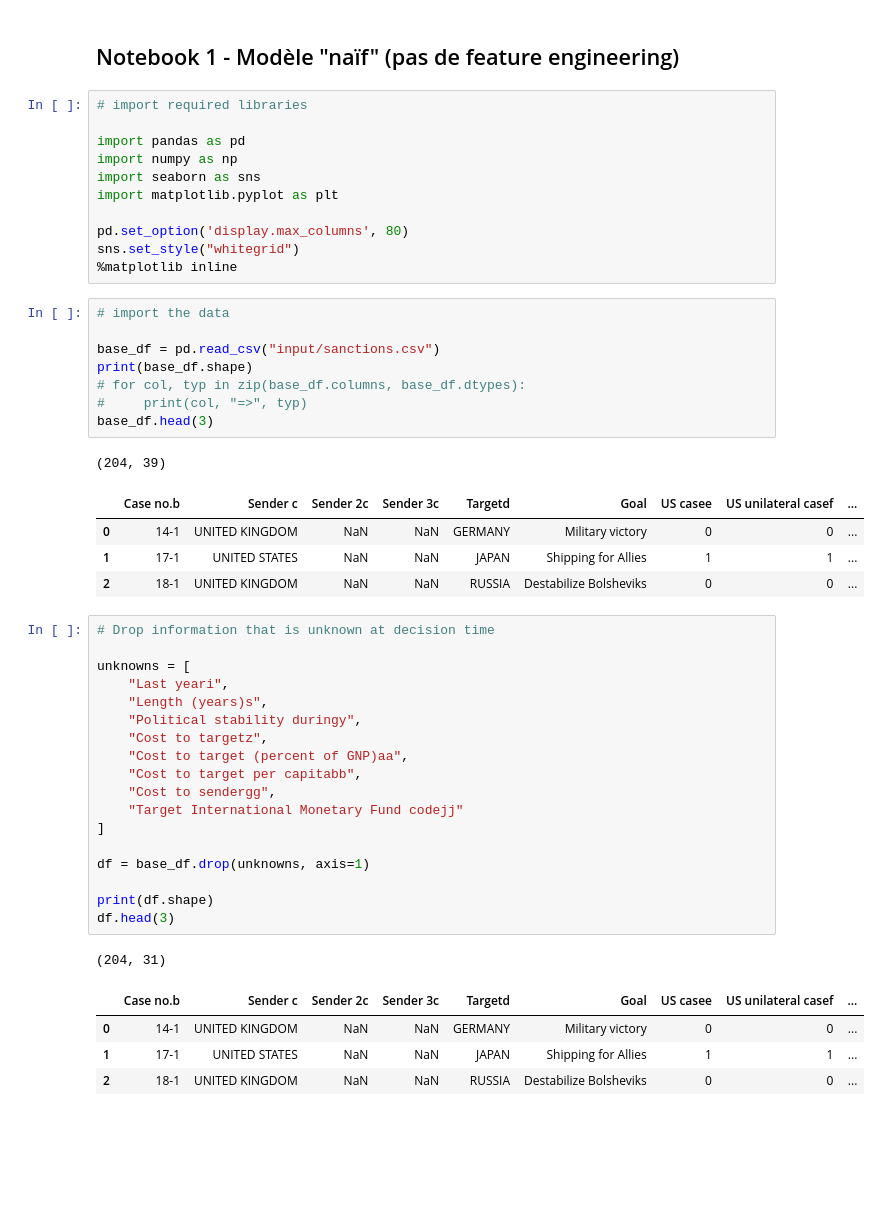
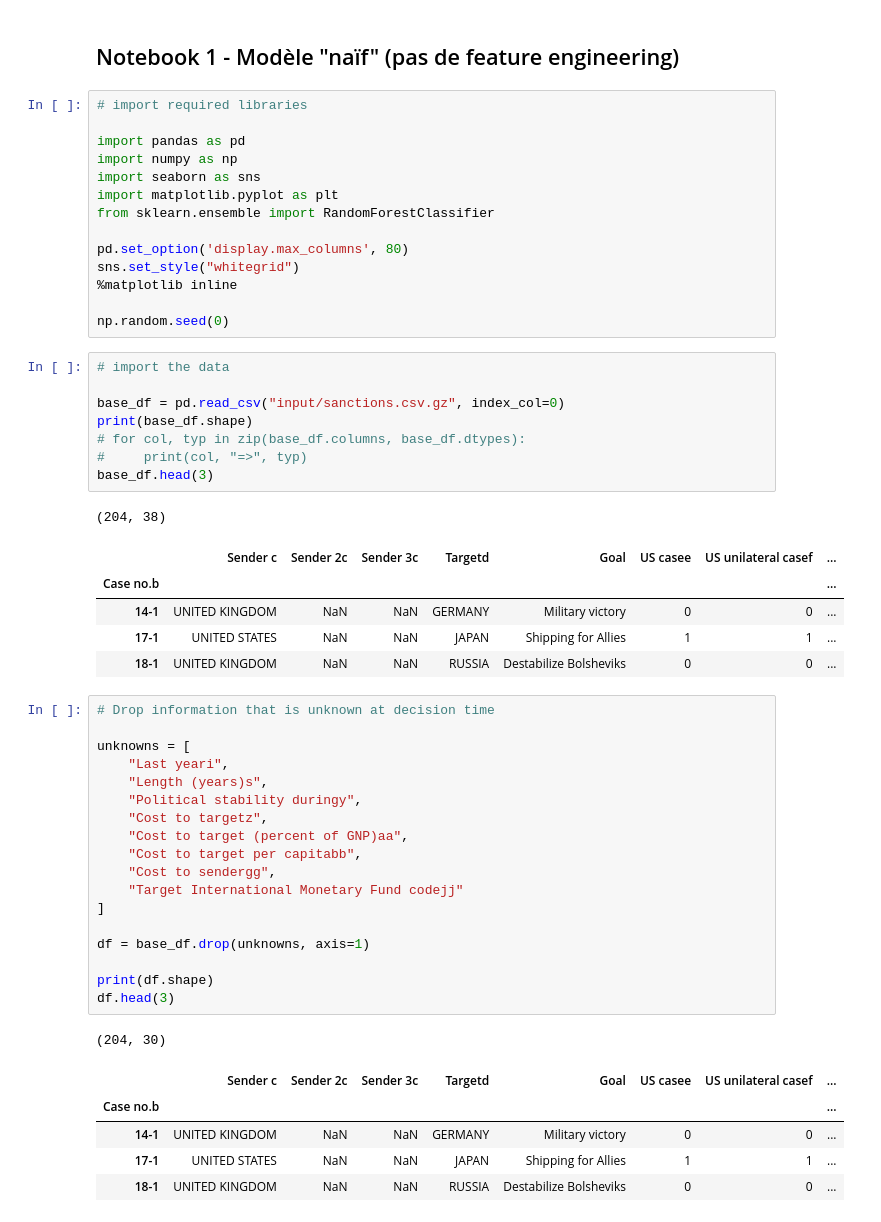
Before and after one commit to fflakito/economic_sanctions, a Jupyter notebook: 01_-_Modèle_naïf.ipynb, the cells around one changed output. Drawn from its saved outputs; the diff is of its cells as text; blank space fills up the shorter version.

Commit message:
gitignore update, csv_input update and columns renamed

```diff
--- a/01_-_Modèle_naïf.ipynb
+++ b/01_-_Modèle_naïf.ipynb
@@ -9,24 +9,28 @@ import pandas as pd
 import numpy as np
 import seaborn as sns
 import matplotlib.pyplot as plt
+from sklearn.ensemble import RandomForestClassifier
 
 pd.set_option('display.max_columns', 80)
 sns.set_style("whitegrid")
 %matplotlib inline
+
+np.random.seed(0)
 # %%
 # import the data
 
-base_df = pd.read_csv("input/sanctions.csv")
+base_df = pd.read_csv("input/sanctions.csv.gz", index_col=0)
 print(base_df.shape)
 # for col, typ in zip(base_df.columns, base_df.dtypes):
 #     print(col, "=>", typ)
 base_df.head(3)
 # %% [output]
-(204, 39)
+(204, 38)
-|  | Case no.b | Sender c | Sender 2c | Sender 3c | Targetd | Goal | US casee | US unilateral casef | ... |
-| 0 | 14-1 | UNITED KINGDOM | NaN | NaN | GERMANY | Military victory | 0 | 0 | ... |
-| 1 | 17-1 | UNITED STATES | NaN | NaN | JAPAN | Shipping for Allies | 1 | 1 | ... |
-| 2 | 18-1 | UNITED KINGDOM | NaN | NaN | RUSSIA | Destabilize Bolsheviks | 0 | 0 | ... |
+|  | Sender c | Sender 2c | Sender 3c | Targetd | Goal | US casee | US unilateral casef | ... |
+| Case no.b |  |  |  |  |  |  |  | ... |
+| 14-1 | UNITED KINGDOM | NaN | NaN | GERMANY | Military victory | 0 | 0 | ... |
+| 17-1 | UNITED STATES | NaN | NaN | JAPAN | Shipping for Allies | 1 | 1 | ... |
+| 18-1 | UNITED KINGDOM | NaN | NaN | RUSSIA | Destabilize Bolsheviks | 0 | 0 | ... |
 # %%
 # Drop information that is unknown at decision time
 
@@ -46,8 +50,9 @@ df = base_df.drop(unknowns, axis=1)
 print(df.shape)
 df.head(3)
 # %% [output]
-(204, 31)
+(204, 30)
-|  | Case no.b | Sender c | Sender 2c | Sender 3c | Targetd | Goal | US casee | US unilateral casef | ... |
-| 0 | 14-1 | UNITED KINGDOM | NaN | NaN | GERMANY | Military victory | 0 | 0 | ... |
-| 1 | 17-1 | UNITED STATES | NaN | NaN | JAPAN | Shipping for Allies | 1 | 1 | ... |
-| 2 | 18-1 | UNITED KINGDOM | NaN | NaN | RUSSIA | Destabilize Bolsheviks | 0 | 0 | ... |
+|  | Sender c | Sender 2c | Sender 3c | Targetd | Goal | US casee | US unilateral casef | ... |
+| Case no.b |  |  |  |  |  |  |  | ... |
+| 14-1 | UNITED KINGDOM | NaN | NaN | GERMANY | Military victory | 0 | 0 | ... |
+| 17-1 | UNITED STATES | NaN | NaN | JAPAN | Shipping for Allies | 1 | 1 | ... |
+| 18-1 | UNITED KINGDOM | NaN | NaN | RUSSIA | Destabilize Bolsheviks | 0 | 0 | ... |
```
Also changed, not shown: parts of 5 cells of this notebook, 1 other file.
